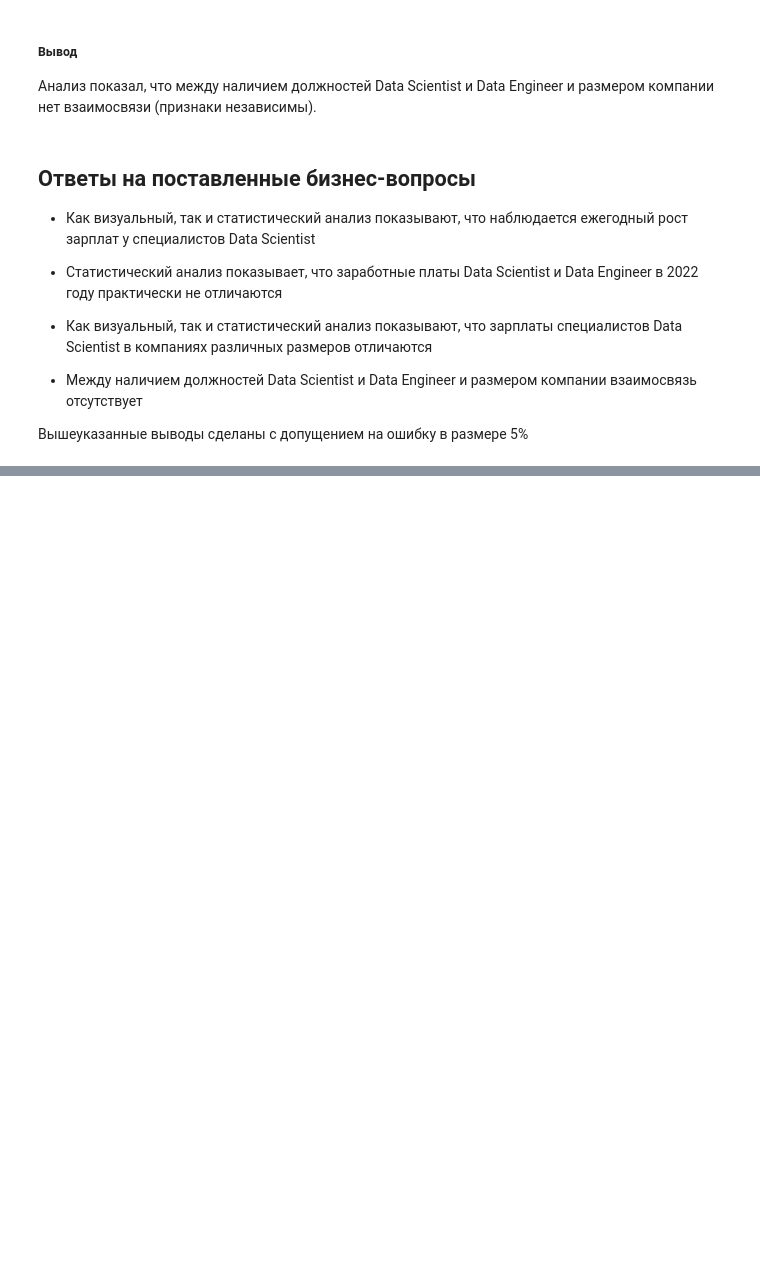
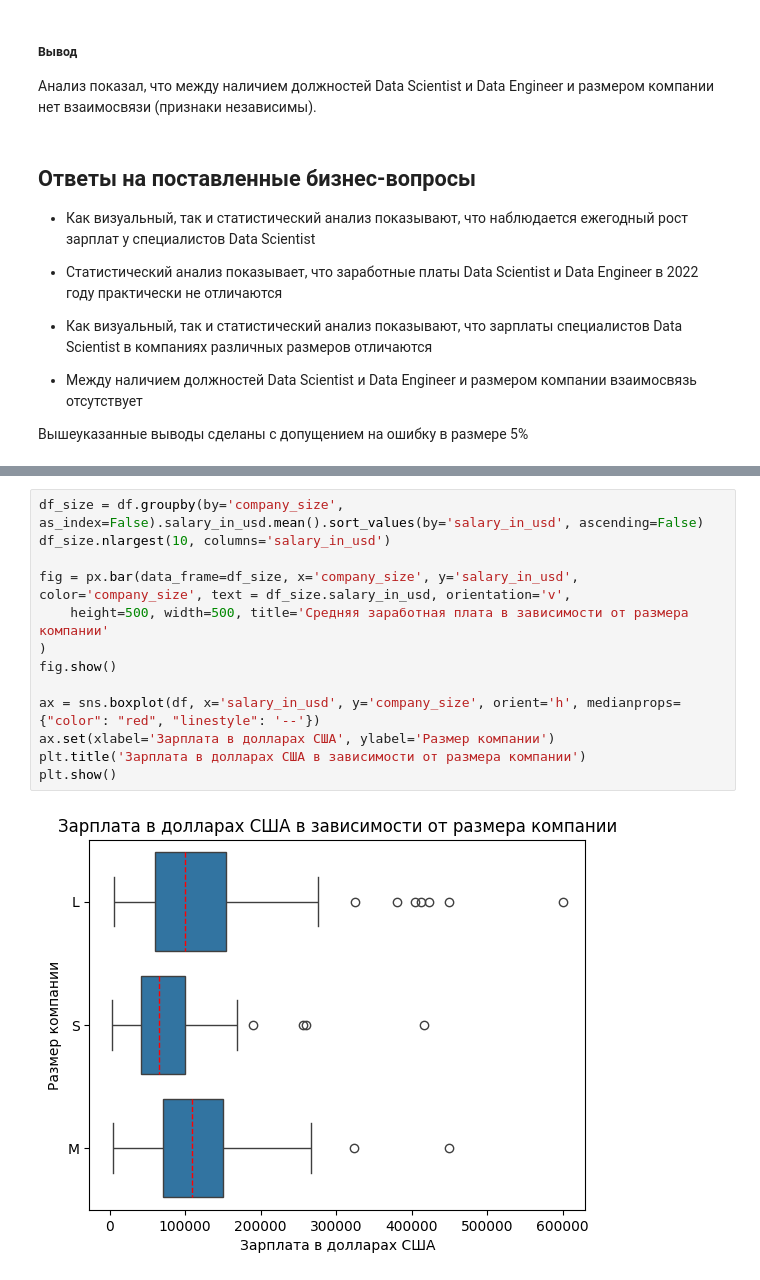
Before and after one commit to OlegFde/EDA_Statistical_tests, a Jupyter notebook: Statistical_tests.ipynb, the cells around one changed output, grey strips where cells are left out. Cells and saved outputs as stored; diff of their text form; blank space fills up the shorter version.

```diff
--- a/Statistical_tests.ipynb
+++ b/Statistical_tests.ipynb
@@ -1016,0 +1007,15 @@ p-значение больше, чем заданный уровень знач
+# %%
+df_size = df.groupby(by='company_size', as_index=False).salary_in_usd.mean().sort_values(by='salary_in_usd', ascending=False)
+df_size.nlargest(10, columns='salary_in_usd')
+
+fig = px.bar(data_frame=df_size, x='company_size', y='salary_in_usd', color='company_size', text = df_size.salary_in_usd, orientation='v',
+    height=500, width=500, title='Средняя заработная плата в зависимости от размера компании'
+)
+fig.show()
+
+ax = sns.boxplot(df, x='salary_in_usd', y='company_size', orient='h', medianprops={"color": "red", "linestyle": '--'})
+ax.set(xlabel='Зарплата в долларах США', ylabel='Размер компании')
+plt.title('Зарплата в долларах США в зависимости от размера компании')
+plt.show()
+# %% [output]
+[figure, added]
```
Also changed, not shown: parts of 11 cells of this notebook.
